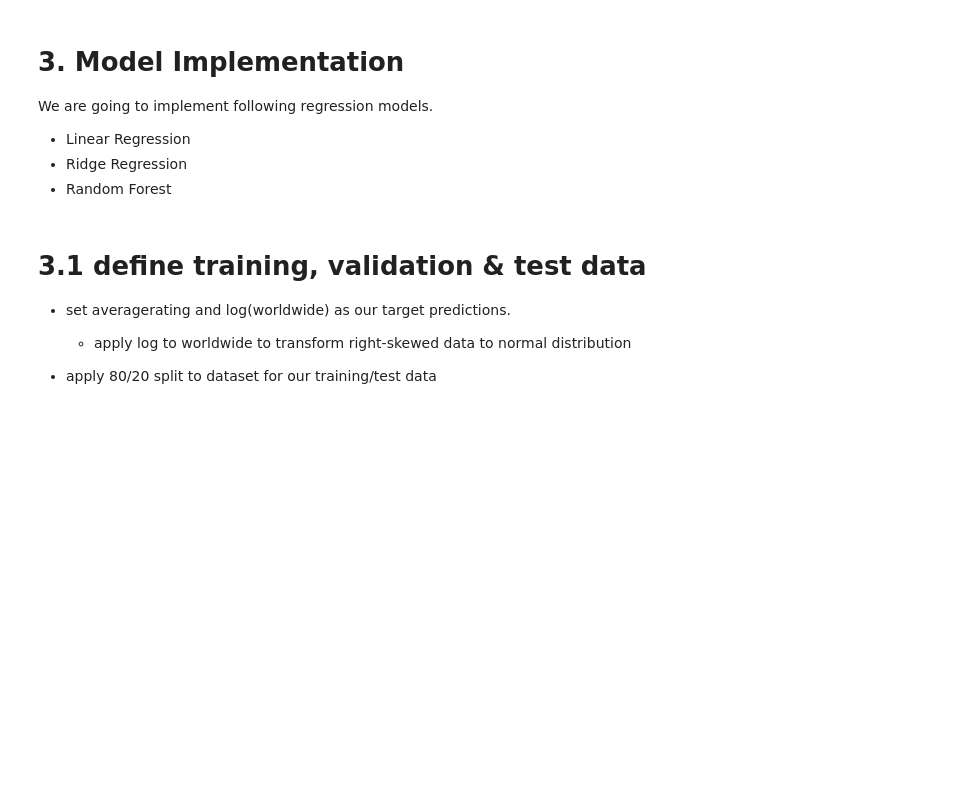
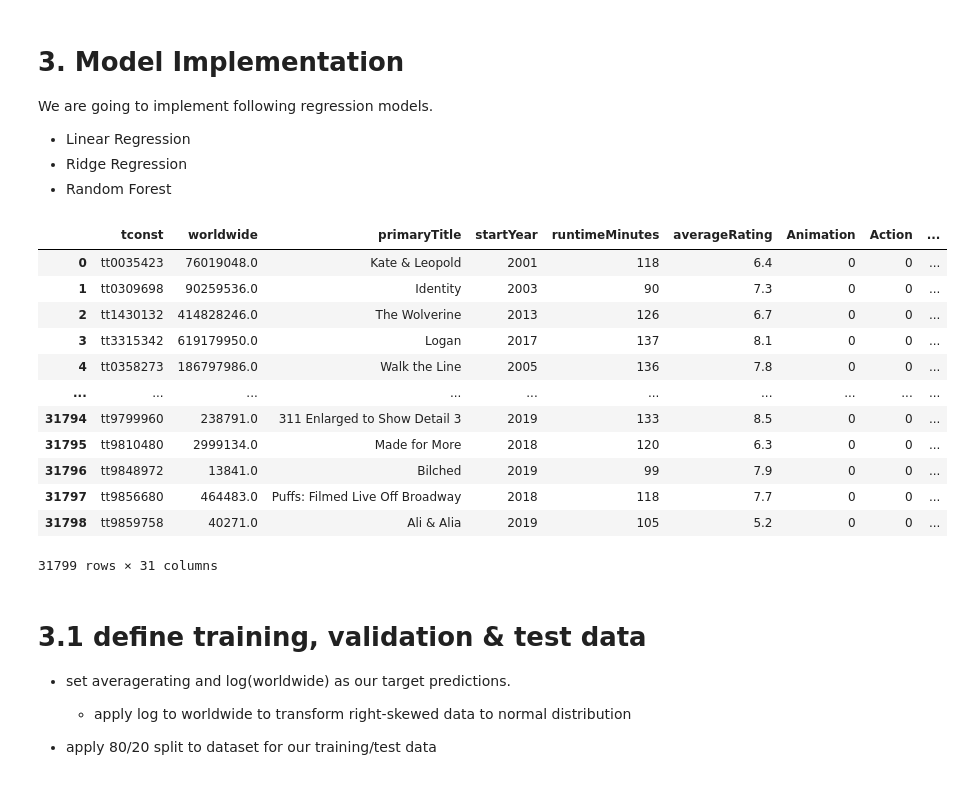
Before and after one commit to moerfii/BigDataAnalytics, a Jupyter notebook: BigDataAnalyticsJoe.ipynb, the cells around one changed output. Saved outputs shown, nothing was run; the diff lists cells and outputs as text; code cells hidden in the pictures; blank space fills up the shorter version.

```diff
--- a/BigDataAnalyticsJoe.ipynb
+++ b/BigDataAnalyticsJoe.ipynb
@@ -544,6 +541,22 @@ We are going to implement following regression models.
  - Random Forest
 # %%
 df = pd.read_csv("data/allData_preprocessed.csv")
+# %%
+df
+# %% [output]
+|  | tconst | worldwide | primaryTitle | startYear | runtimeMinutes | averageRating | Animation | Action | ... |
+| 0 | tt0035423 | 76019048.0 | Kate & Leopold | 2001 | 118 | 6.4 | 0 | 0 | ... |
+| 1 | tt0309698 | 90259536.0 | Identity | 2003 | 90 | 7.3 | 0 | 0 | ... |
+| 2 | tt1430132 | 414828246.0 | The Wolverine | 2013 | 126 | 6.7 | 0 | 0 | ... |
+| 3 | tt3315342 | 619179950.0 | Logan | 2017 | 137 | 8.1 | 0 | 0 | ... |
+| 4 | tt0358273 | 186797986.0 | Walk the Line | 2005 | 136 | 7.8 | 0 | 0 | ... |
+| ... | ... | ... | ... | ... | ... | ... | ... | ... | ... |
+| 31794 | tt9799960 | 238791.0 | 311 Enlarged to Show Detail 3 | 2019 | 133 | 8.5 | 0 | 0 | ... |
+| 31795 | tt9810480 | 2999134.0 | Made for More | 2018 | 120 | 6.3 | 0 | 0 | ... |
+| 31796 | tt9848972 | 13841.0 | Bilched | 2019 | 99 | 7.9 | 0 | 0 | ... |
+| 31797 | tt9856680 | 464483.0 | Puffs: Filmed Live Off Broadway | 2018 | 118 | 7.7 | 0 | 0 | ... |
+| 31798 | tt9859758 | 40271.0 | Ali & Alia | 2019 | 105 | 5.2 | 0 | 0 | ... |
+31799 rows × 31 columns
 # %% [markdown]
 # 3.1 define training, validation & test data
 
```
Also changed, not shown: parts of 18 cells of this notebook, 2 other files.
